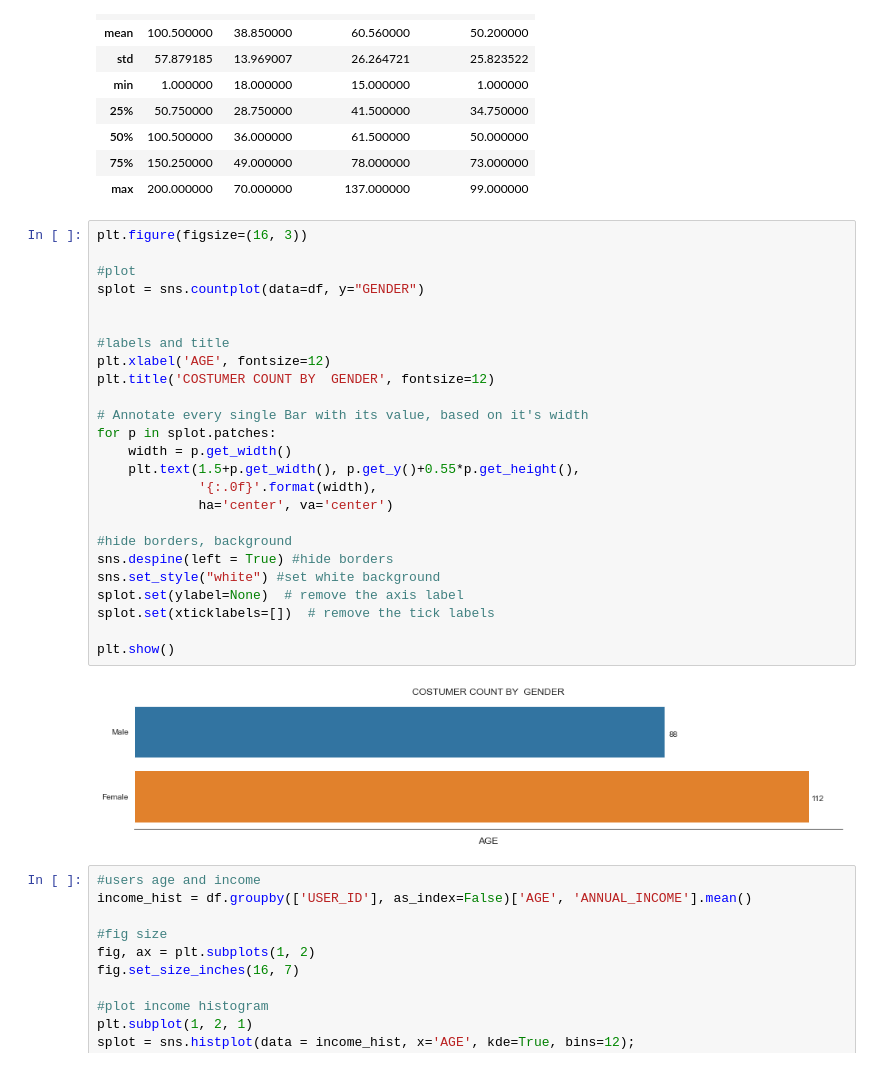
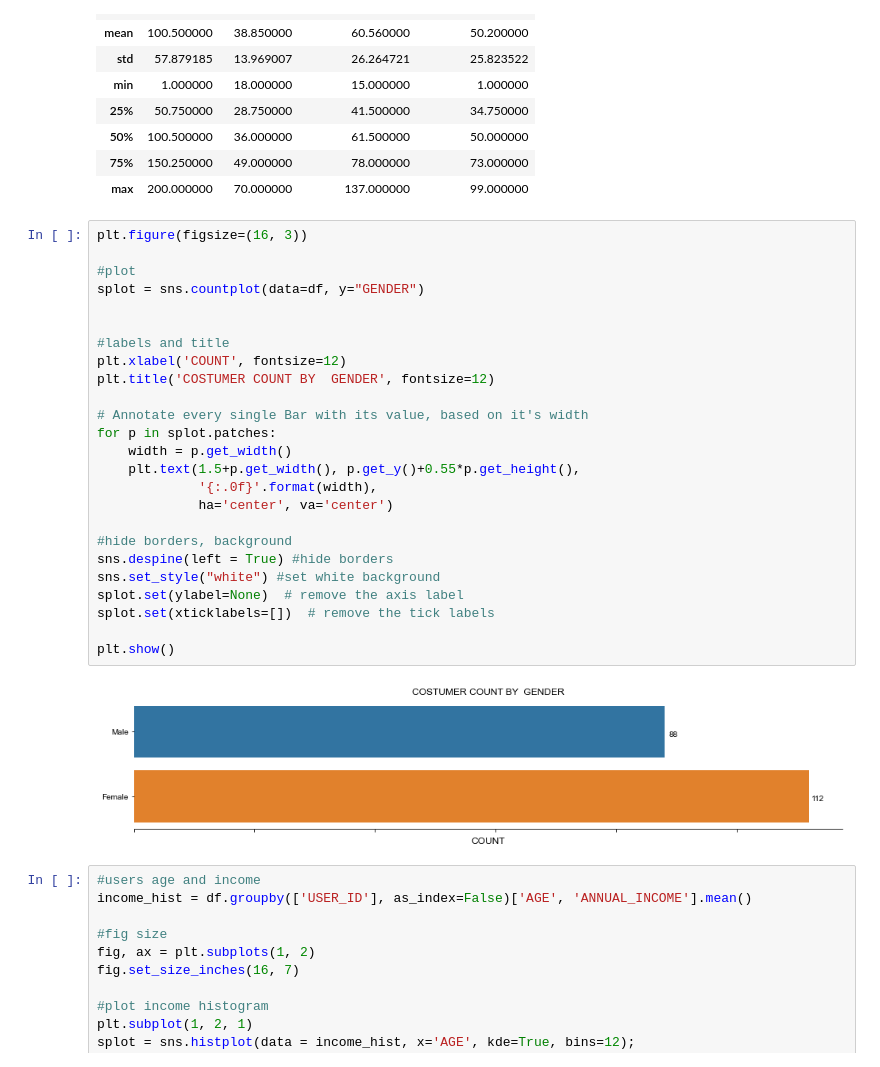
Before and after one commit to matsuch/Mall-Costumer-Segmentation, a Jupyter notebook: Mall-Costumer-Segmentation.ipynb, the cells around one changed output. Saved outputs shown, nothing was run; the diff lists cells and outputs as text.

```diff
--- a/Mall-Costumer-Segmentation.ipynb
+++ b/Mall-Costumer-Segmentation.ipynb
@@ -354,30 +353,30 @@ df.describe()
 # %%
 plt.figure(figsize=(16, 3))
 
 #plot
 splot = sns.countplot(data=df, y="GENDER")
 
 
 #labels and title
-plt.xlabel('AGE', fontsize=12)
+plt.xlabel('COUNT', fontsize=12)
 plt.title('COSTUMER COUNT BY  GENDER', fontsize=12)
 
 # Annotate every single Bar with its value, based on it's width
 for p in splot.patches:
     width = p.get_width()
     plt.text(1.5+p.get_width(), p.get_y()+0.55*p.get_height(),
              '{:.0f}'.format(width),
              ha='center', va='center')
 
 #hide borders, background
 sns.despine(left = True) #hide borders
 sns.set_style("white") #set white background
 splot.set(ylabel=None)  # remove the axis label
 splot.set(xticklabels=[])  # remove the tick labels
 
 plt.show()
 # %% [output]
-[figure, old version]
+[figure, new version]
 # %%
 #users age and income
 income_hist = df.groupby(['USER_ID'], as_index=False)['AGE', 'ANNUAL_INCOME'].mean()
```
Also changed, not shown: parts of 4 cells of this notebook.
